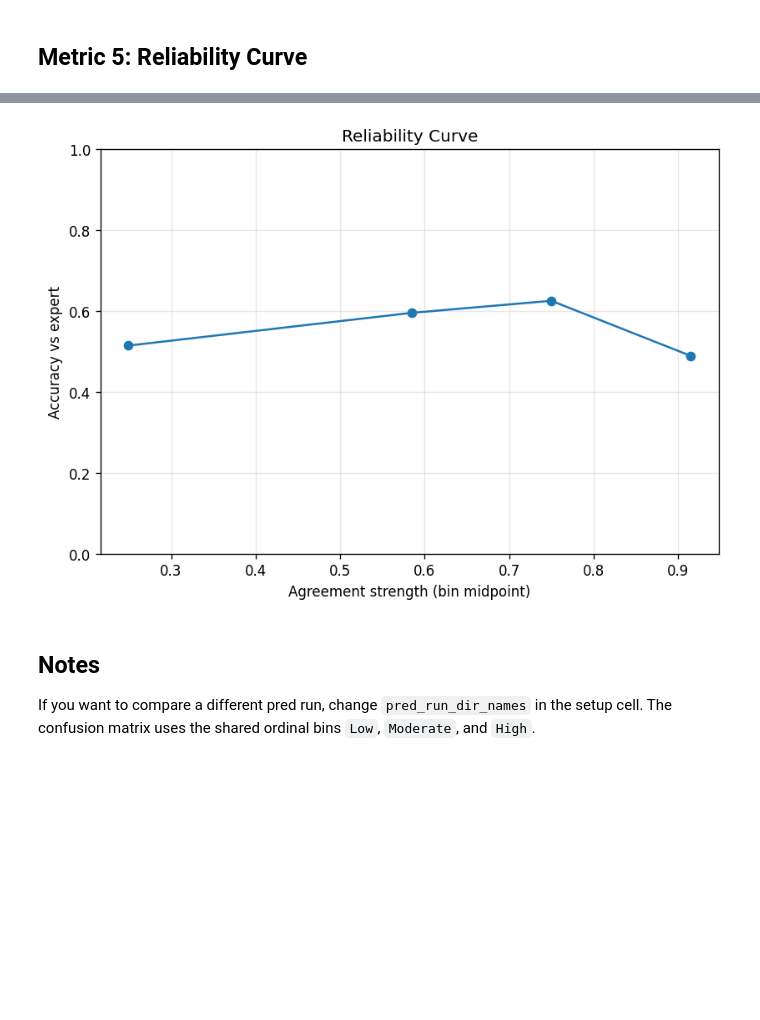
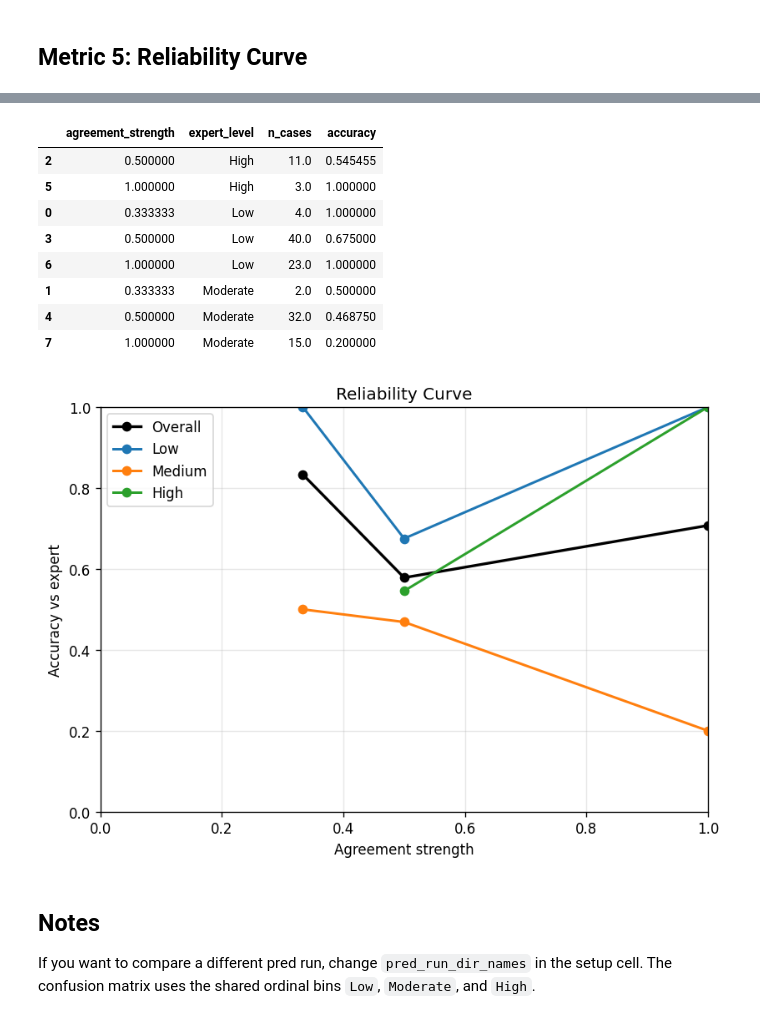
Before and after one commit to pigalleg/article-classifier, a Jupyter notebook: notebooks/11_affinity_diagnostisc_metrics_adjudicated.ipynb, the cells around one changed output, grey strips where cells are left out. Cells and saved outputs as stored; diff of their text form; code cells hidden in the pictures; blank space fills up the shorter version.

```diff
--- a/notebooks/11_affinity_diagnostisc_metrics_adjudicated.ipynb
+++ b/notebooks/11_affinity_diagnostisc_metrics_adjudicated.ipynb
@@ -30,9 +30,10 @@ expert_root = repo_root / "data" / "results" / "affinity_calibration"
 pred_root = repo_root / "data" / "results" / "affinity_benchmark"
 
 # expert_run_dir_names = ["20260618_Mark_batch1_v2"]
-expert_run_dir_names = ["20260618_Mark_batch1_v3"]
+expert_run_dir_names = ["20260618_Mark_batch1_v4"]
 # pred_run_dir_names = ["20260422_212121_1", "20260422_212121_4","20260422_212121_3"]
-pred_run_dir_names = ["20260625_140659"]
+# pred_run_dir_names = ["20260713_143513"]
+pred_run_dir_names = ["20260721_124821"]
 expert_input_filename = "calibration_abstract_question_affinities.csv"
 pred_input_filename = "adjudicated_ra_affinities.csv"
 
@@ -44,7 +45,7 @@ expert_label_col = "Evaluator_Affinity_Level"
 pred_score_col = "Final_Affinity"
 
 # Optional metric 5 inputs.
-agreement_strength_col = "agreement_max"
+agreement_strength_col = "agreement_mean"#"agreement_mean"
 panel_vote_cols = []
 
 
@@ -251,6 +271,7 @@ Mean signed error        = 0.2923
 ## Metric 5: Reliability Curve
 # %%
 reliability_df = None
+reliability_by_level_df = True
 
 def compute_agreement_strength(row, pred_col_name, vote_cols):
     final_label = normalize_level(row[pred_col_name])
@@ -287,28 +308,66 @@ if work is not None:
     if len(rel) == 0:
         print('Skipping reliability curve: no usable agreement strength values in [0, 1].')
     else:
+        rel['agreement_strength'] = rel['agreement_strength'].astype(float)
         rel['is_correct'] = (rel['pred_num'] == rel['expert_num']).astype(int)
 
-        bins = [0.0, 0.5, 0.67, 0.83, 1.0]
-        rel['agreement_bin'] = pd.cut(rel['agreement_strength'], bins=bins, include_lowest=True)
+        reliability_df = (
+            rel.groupby('agreement_strength', observed=False)
+            .apply(lambda group: pd.Series({
+                'n_cases': len(group),
+                'accuracy': accuracy_score(group['expert_num'], group['pred_num']),
+            }))
+            .reset_index()
+            .sort_values('agreement_strength')
+        )
 
-        reliability_df = (
-            rel.groupby('agreement_bin', observed=False)
-            .agg(n_cases=('is_correct', 'size'), accuracy=('is_correct', 'mean'))
+        reliability_by_level_df = (
+            rel.groupby(['agreement_strength', 'expert_level'], observed=False)
+            .apply(lambda group: pd.Series({
+                'n_cases': len(group),
+                'accuracy': accuracy_score(group['expert_num'], group['pred_num']),
+            }))
             .reset_index()
+            .sort_values(['expert_level', 'agreement_strength'])
         )
-        reliability_df = reliability_df[reliability_df['n_cases'] > 0].copy()
-        reliability_df['bin_midpoint'] = reliability_df['agreement_bin'].apply(lambda x: x.mid)
 
-        display(reliability_df[['agreement_bin', 'n_cases', 'accuracy']])
+        display(reliability_df[['agreement_strength', 'n_cases', 'accuracy']])
+        display(reliability_by_level_df[['agreement_strength', 'expert_level', 'n_cases', 'accuracy']])
 
         fig, ax = plt.subplots()
-        ax.plot(reliability_df['bin_midpoint'], reliability_df['accuracy'], marker='o')
-        ax.set_xlabel('Agreement strength (bin midpoint)')
+        ax.plot(
+            reliability_df['agreement_strength'],
+            reliability_df['accuracy'],
+            marker='o',
+            color='black',
+            linewidth=2,
+            label='Overall',
+        )
+
+        level_display_order = ['Low', 'Moderate', 'High']
+        level_display_labels = {'Low': 'Low', 'Moderate': 'Medium', 'High': 'High'}
+        level_colors = {'Low': '#1f77b4', 'Moderate': '#ff7f0e', 'High': '#2ca02c'}
+
+        for level in level_display_order:
+            level_df = reliability_by_level_df[reliability_by_level_df['expert_level'] == level]
+            if level_df.empty:
+                continue
+            ax.plot(
+                level_df['agreement_strength'],
+                level_df['accuracy'],
+                marker='o',
+                linewidth=1.8,
+                label=level_display_labels[level],
+                color=level_colors[level],
+            )
+
+        ax.set_xlabel('Agreement strength')
         ax.set_ylabel('Accuracy vs expert')
         ax.set_title('Reliability Curve')
         ax.set_ylim(0, 1)
+        ax.set_xlim(0, 1)
         ax.grid(alpha=0.3)
+        ax.legend()
         plt.tight_layout()
         plt.show()
 # %% [output]
@@ -320 +378,10 @@ if work is not None:
+|  | agreement_strength | expert_level | n_cases | accuracy |
+| 2 | 0.500000 | High | 11.0 | 0.545455 |
+| 5 | 1.000000 | High | 3.0 | 1.000000 |
+| 0 | 0.333333 | Low | 4.0 | 1.000000 |
+| 3 | 0.500000 | Low | 40.0 | 0.675000 |
+| 6 | 1.000000 | Low | 23.0 | 1.000000 |
+| 1 | 0.333333 | Moderate | 2.0 | 0.500000 |
+| 4 | 0.500000 | Moderate | 32.0 | 0.468750 |
+| 7 | 1.000000 | Moderate | 15.0 | 0.200000 |
-[figure, old version]
+[figure, new version]
```
Also changed, not shown: parts of 10 cells of this notebook, 4 other files.
